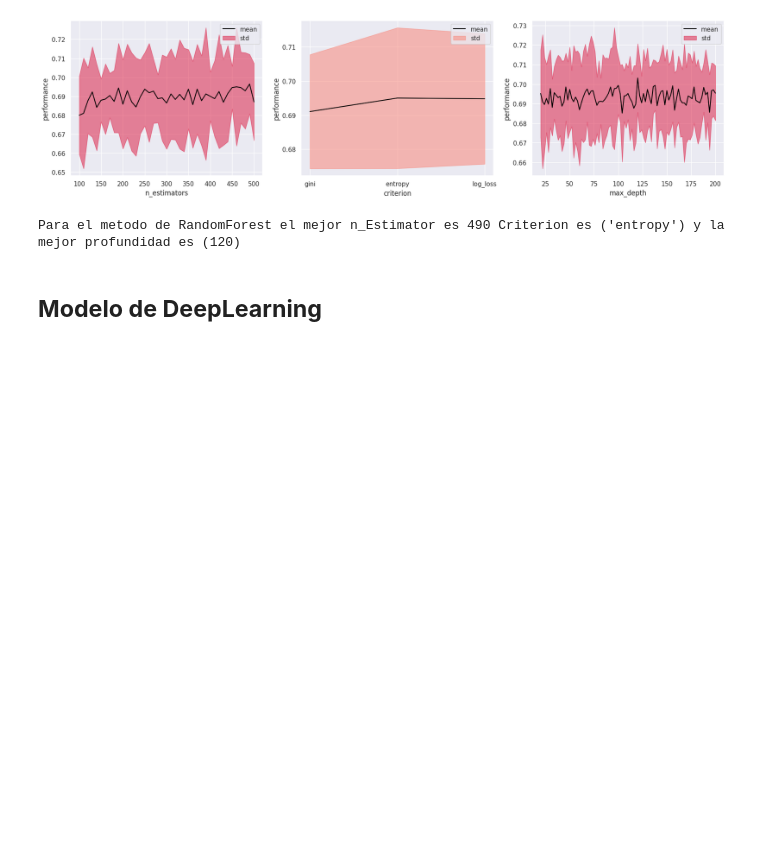
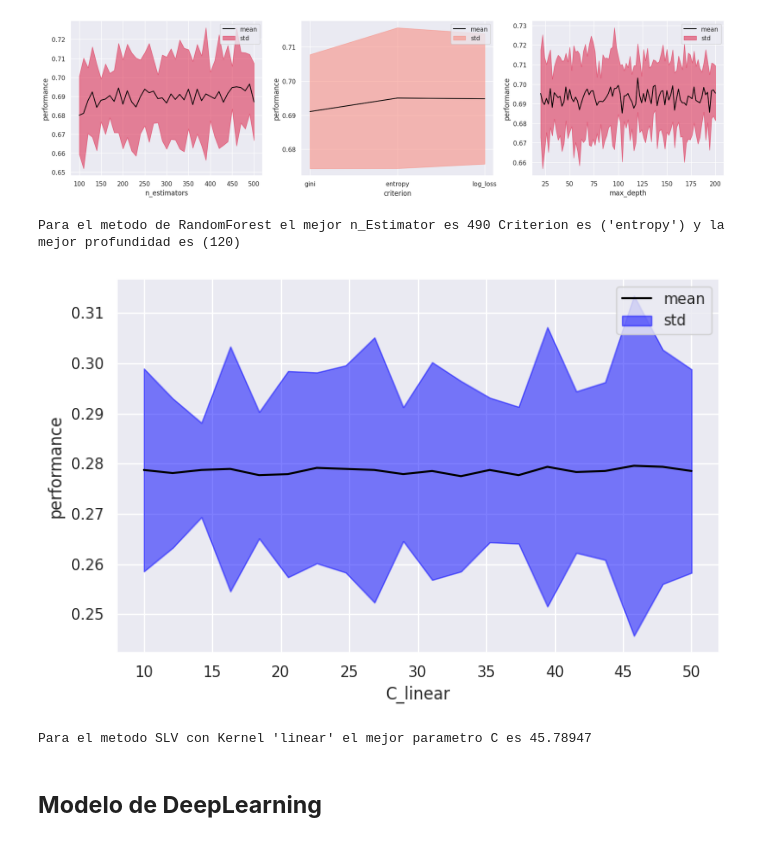
Before and after one commit to IC-03/Royal-Flush, a Jupyter notebook: Royal_Flush_Classification_Models_For_A_Poker_Hands_Dataset.ipynb, the cells around one changed output. Drawn from its saved outputs; the diff is of its cells as text; code cells hidden in the pictures; blank space fills up the shorter version.

```diff
--- a/Royal_Flush_Classification_Models_For_A_Poker_Hands_Dataset.ipynb
+++ b/Royal_Flush_Classification_Models_For_A_Poker_Hands_Dataset.ipynb
@@ -870,0 +802,8 @@ cl_SVC2, cp_SVC2, dp_SVC2, cr_SVC2 = show_curve_SVC()
+# %%
+cl_SVC2 = show_curve_SVC1()
+# %% [output]
+[figure, added]
+# %%
+print("Para el metodo SLV con Kernel 'linear' el mejor parametro C es %.5f"%(cl_SVC2))
+# %% [output]
+Para el metodo SLV con Kernel 'linear' el mejor parametro C es 45.78947
```
Also changed, not shown: parts of 34 cells of this notebook.
